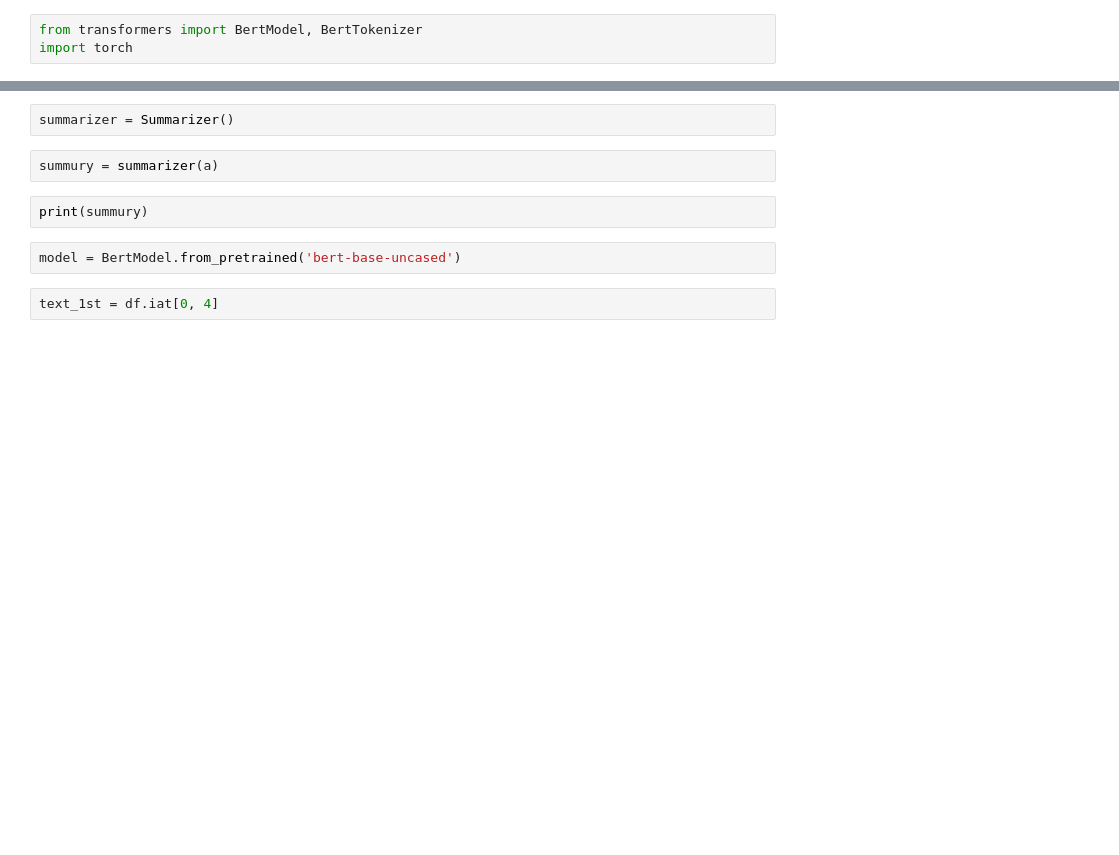
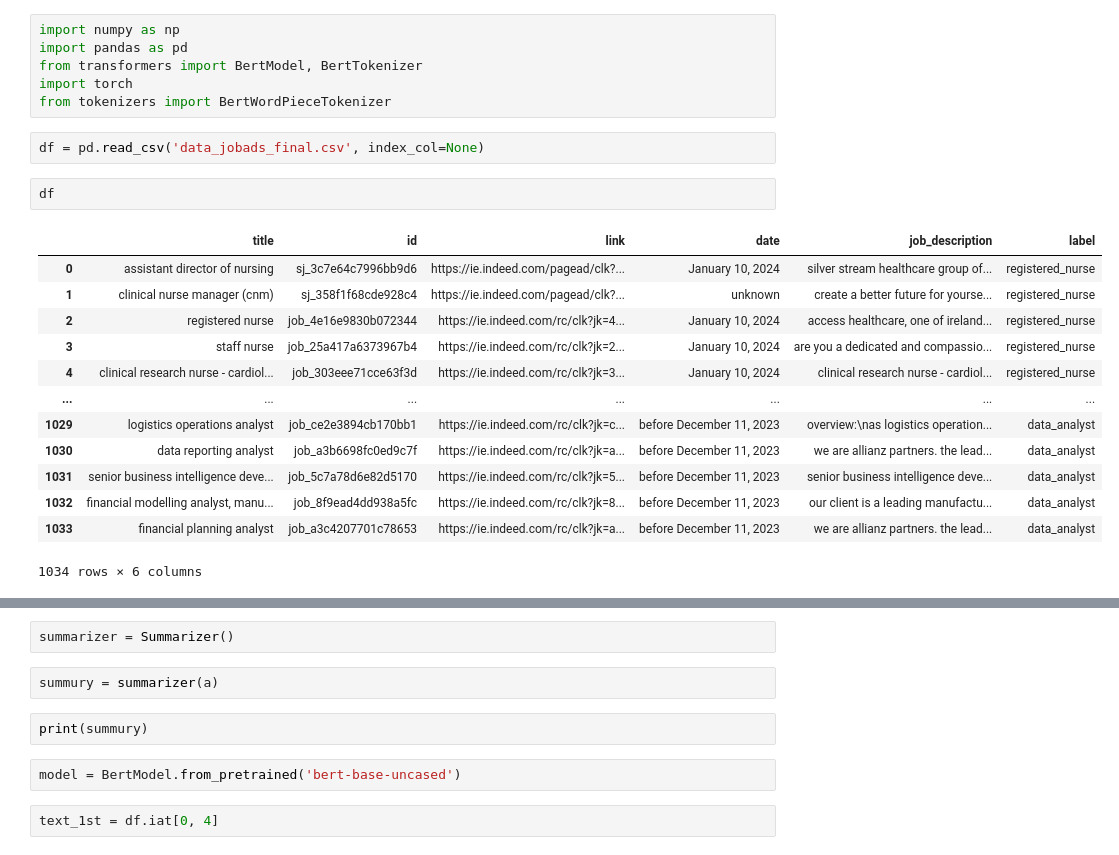
Before and after one commit to temulenbd/project-text-represetation-techniques, a Jupyter notebook: 2.1_evalueation_data_quality.ipynb, the cells around one changed output, grey strips where cells are left out. Cells and saved outputs as stored; diff of their text form; blank space fills up the shorter version.

```diff
--- a/2.1_evalueation_data_quality.ipynb
+++ b/2.1_evalueation_data_quality.ipynb
@@ -1,3 +1,24 @@
 # %%
+import numpy as np
+import pandas as pd
 from transformers import BertModel, BertTokenizer
 import torch
+from tokenizers import BertWordPieceTokenizer
+# %%
+df = pd.read_csv('data_jobads_final.csv', index_col=None)
+# %%
+df
+# %% [output]
+|  | title | id | link | date | job_description | label |
+| 0 | assistant director of nursing | sj_3c7e64c7996bb9d6 | https://ie.indeed.com/pagead/clk?... | January 10, 2024 | silver stream healthcare group of... | registered_nurse |
+| 1 | clinical nurse manager (cnm) | sj_358f1f68cde928c4 | https://ie.indeed.com/pagead/clk?... | unknown | create a better future for yourse... | registered_nurse |
+| 2 | registered nurse | job_4e16e9830b072344 | https://ie.indeed.com/rc/clk?jk=4... | January 10, 2024 | access healthcare, one of ireland... | registered_nurse |
+| 3 | staff nurse | job_25a417a6373967b4 | https://ie.indeed.com/rc/clk?jk=2... | January 10, 2024 | are you a dedicated and compassio... | registered_nurse |
+| 4 | clinical research nurse - cardiol... | job_303eee71cce63f3d | https://ie.indeed.com/rc/clk?jk=3... | January 10, 2024 | clinical research nurse - cardiol... | registered_nurse |
+| ... | ... | ... | ... | ... | ... | ... |
+| 1029 | logistics operations analyst | job_ce2e3894cb170bb1 | https://ie.indeed.com/rc/clk?jk=c... | before December 11, 2023 | overview:\nas logistics operation... | data_analyst |
+| 1030 | data reporting analyst | job_a3b6698fc0ed9c7f | https://ie.indeed.com/rc/clk?jk=a... | before December 11, 2023 | we are allianz partners. the lead... | data_analyst |
+| 1031 | senior business intelligence deve... | job_5c7a78d6e82d5170 | https://ie.indeed.com/rc/clk?jk=5... | before December 11, 2023 | senior business intelligence deve... | data_analyst |
+| 1032 | financial modelling analyst, manu... | job_8f9ead4dd938a5fc | https://ie.indeed.com/rc/clk?jk=8... | before December 11, 2023 | our client is a leading manufactu... | data_analyst |
+| 1033 | financial planning analyst | job_a3c4207701c78653 | https://ie.indeed.com/rc/clk?jk=a... | before December 11, 2023 | we are allianz partners. the lead... | data_analyst |
+1034 rows × 6 columns
```
Also changed, not shown: parts of 4 cells of this notebook, 7 other files.
